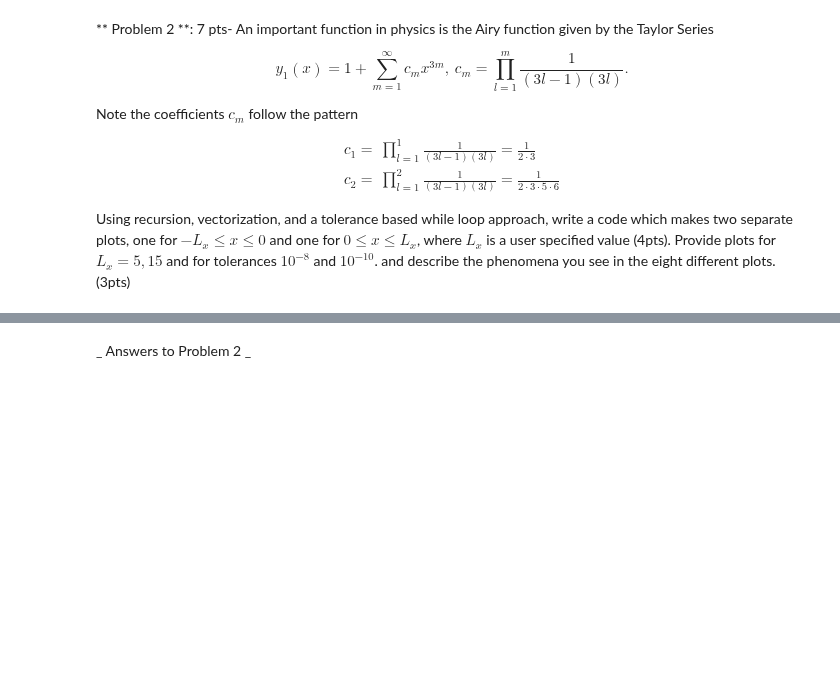
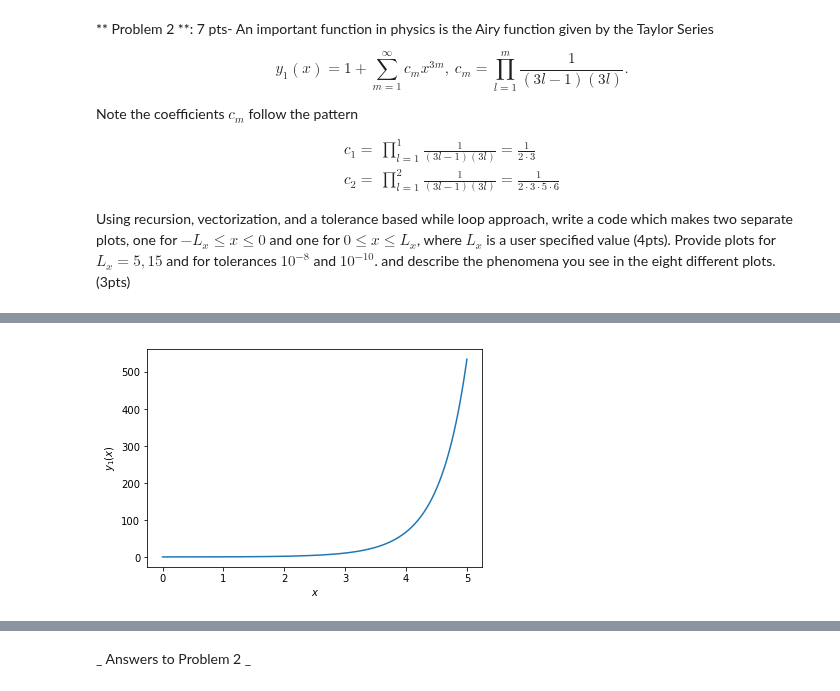
Before and after one commit to cwcurtis/Math-340-Notebooks, a Jupyter notebook: Assignments/Assignment_Four.ipynb, the cells around one changed output, grey strips where cells are left out. Drawn from its saved outputs; the diff is of its cells as text; code cells hidden in the pictures; blank space fills up the shorter version.

```diff
--- a/Assignments/Assignment_Four.ipynb
+++ b/Assignments/Assignment_Four.ipynb
@@ -35,0 +87,4 @@ Using recursion, vectorization, and a tolerance based while loop approach, write
+# %%
+airy_plot(0,5,1e-10)
+# %% [output]
+[figure, added]
```
Also changed, not shown: parts of 21 cells of this notebook.
